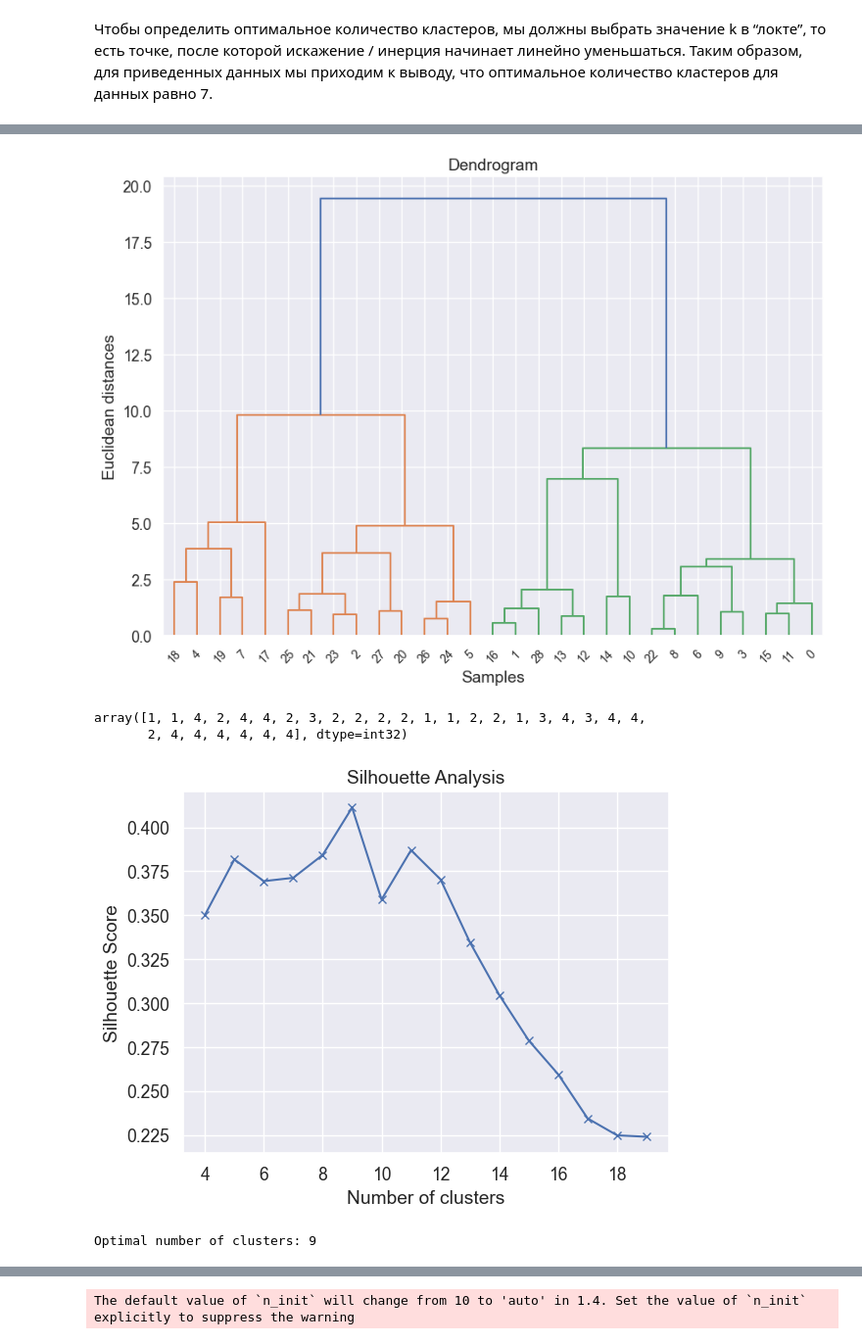
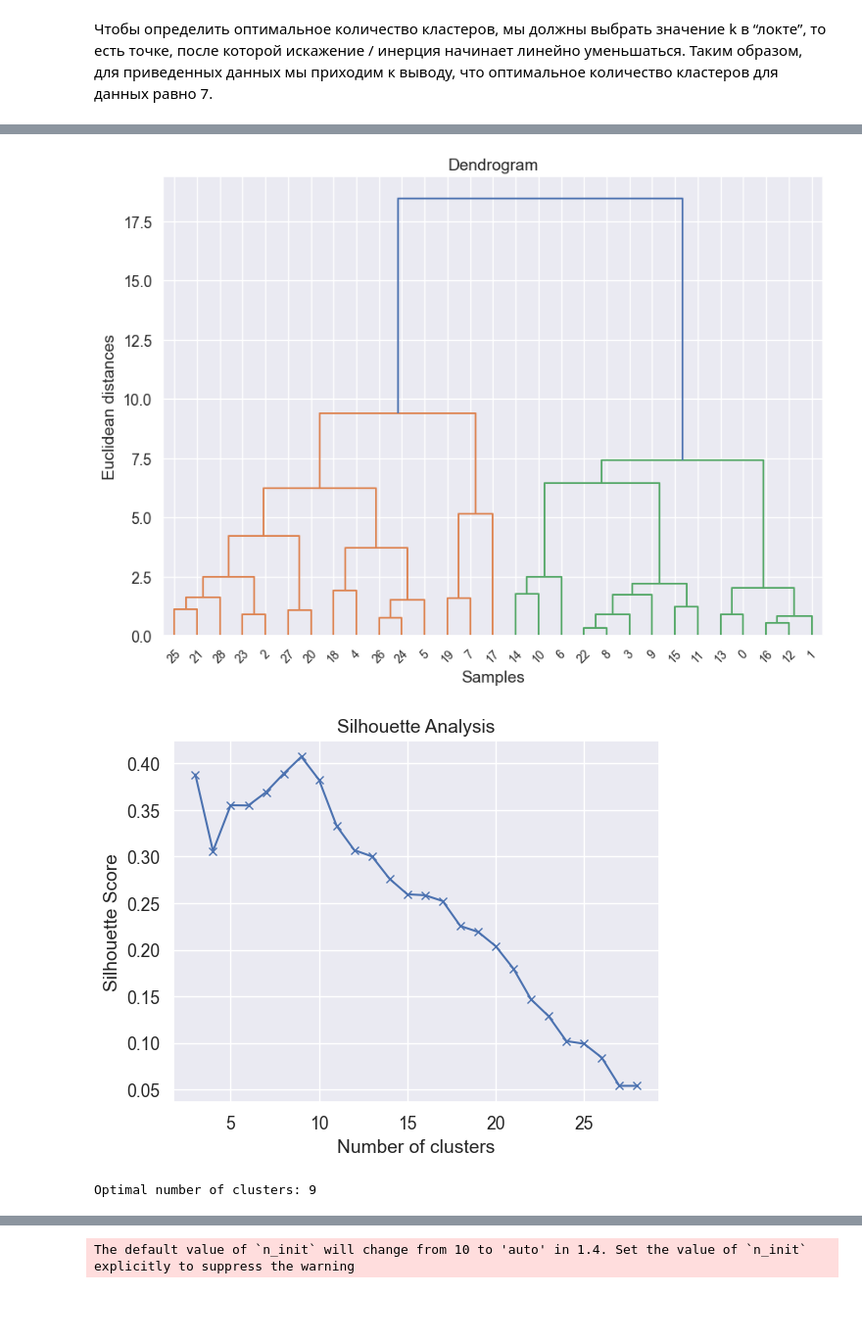
Before and after one commit to caapricorn/diplom, a Jupyter notebook: dev/analyse_data.ipynb, the cells around one changed output, grey strips where cells are left out. Shown at 98% size. Saved outputs shown, nothing was run; the diff lists cells and outputs as text; code cells hidden in the pictures; blank space fills up the shorter version.

```diff
--- a/dev/analyse_data.ipynb
+++ b/dev/analyse_data.ipynb
@@ -119,7 +119,7 @@ plt.show()
 # %%
 from sklearn.preprocessing import PowerTransformer
 
-pt = PowerTransformer(method='yeo-johnson')
+pt = PowerTransformer()
 pt.fit(X_normalized)
 X_transformed = pt.transform(X_normalized)
 X_transformed = pd.DataFrame(X_transformed)
@@ -246,36 +284,30 @@ plt.show()
 max_d = 7
 clusters = fcluster(linked, max_d, criterion='distance')
 # %% [output]
-[figure, old version]
+[figure, new version]
-# %%
-clusters
-# %% [output]
-array([1, 1, 4, 2, 4, 4, 2, 3, 2, 2, 2, 2, 1, 1, 2, 2, 1, 3, 4, 3, 4, 4,
-       2, 4, 4, 4, 4, 4, 4], dtype=int32)
 # %%
 from sklearn.metrics import silhouette_score
 
 linked = linkage(x, method='ward')
 
-range_n_clusters = range(4, 20)
+range_n_clusters = range(3, len(x))
 silhouette_scores = []
 
 for n_clusters in range_n_clusters:
     cluster_labels = fcluster(linked, n_clusters, criterion='maxclust')
     silhouette_avg = silhouette_score(x, cluster_labels)
     silhouette_scores.append(silhouette_avg)
 
 optimal_clusters = range_n_clusters[np.argmax(silhouette_scores)]
 
-# Визуализация silhouette scores
 plt.plot(range_n_clusters, silhouette_scores, 'bx-')
 plt.xlabel('Number of clusters')
 plt.ylabel('Silhouette Score')
 plt.title('Silhouette Analysis')
 # plt.savefig('silhouette_analysis.png')
 plt.show()
 
 print(f'Optimal number of clusters: {optimal_clusters}')
 # %% [output]
-[figure, old version]
+[figure, new version]
 Optimal number of clusters: 9
```
Also changed, not shown: parts of 21 cells of this notebook, 1 other file.
